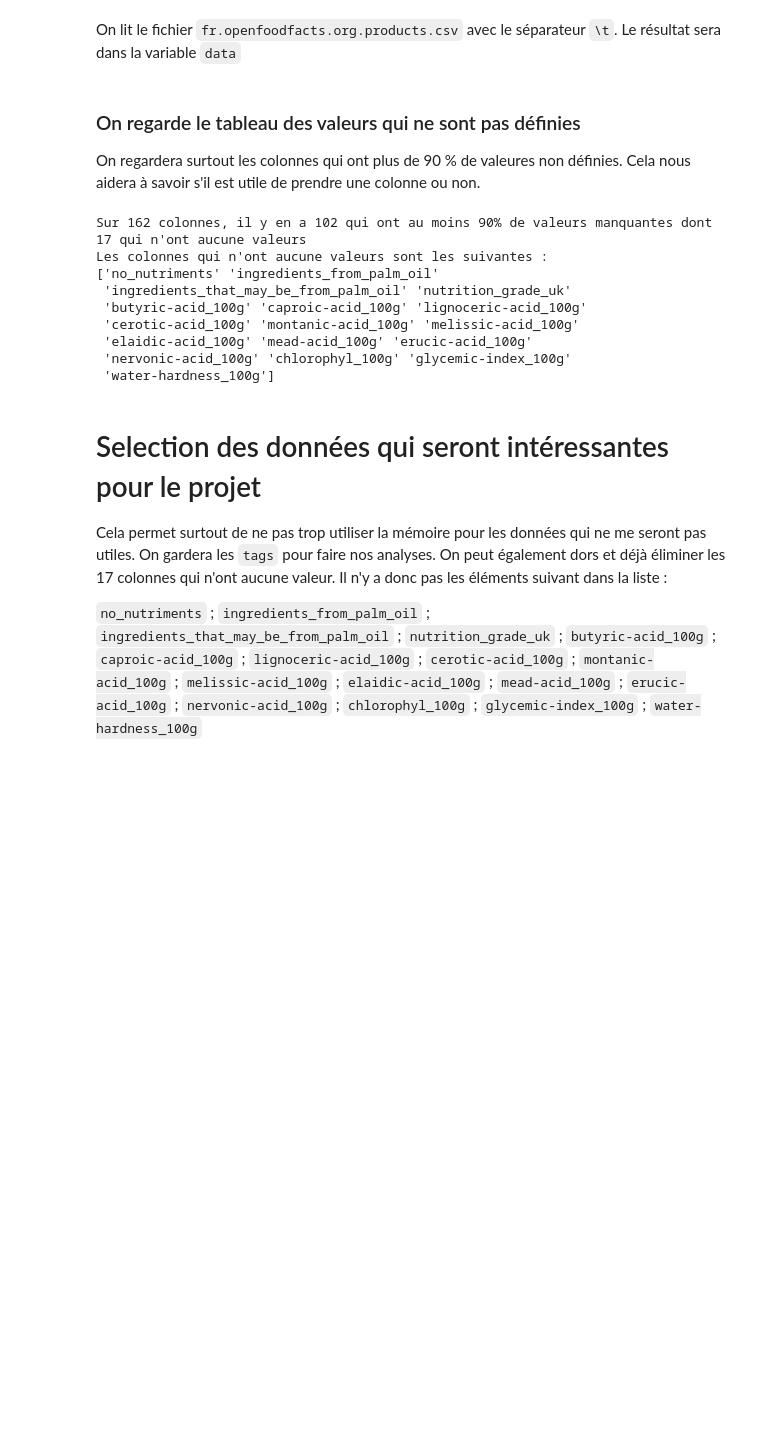
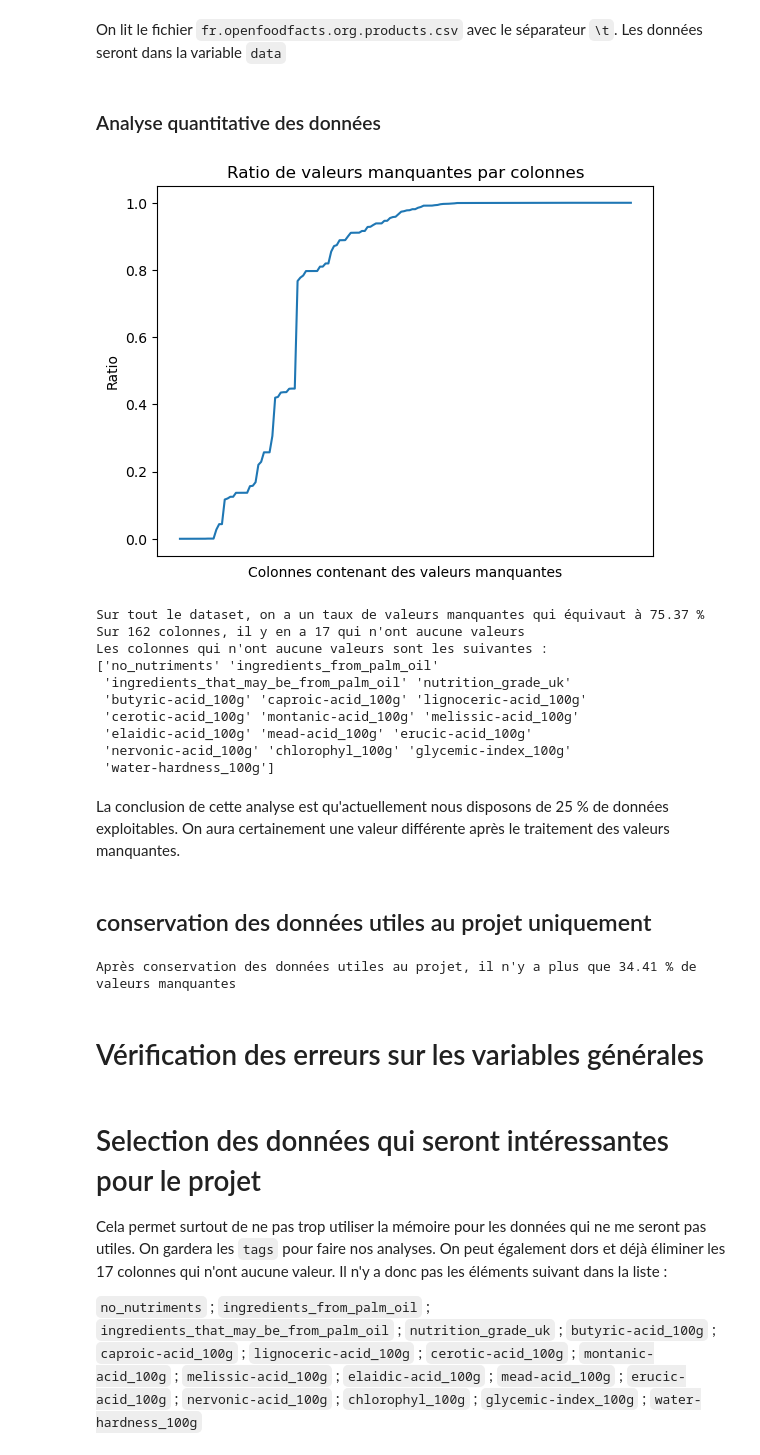
Before and after one commit to AlanBlanchet/SantePubliqueFrance, a Jupyter notebook: main.ipynb, the cells around one changed output. Cells and saved outputs as stored; diff of their text form; code cells hidden in the pictures; blank space fills up the shorter version.

Commit message:
[DEV]Chose a projet
Chose a projet and modified the readme / notebook accordingly.

```diff
--- a/main.ipynb
+++ b/main.ipynb
@@ -6,35 +15,37 @@ import numpy as np
 # %% [markdown]
-On lit le fichier `fr.openfoodfacts.org.products.csv` avec le séparateur `\t`. Le résultat sera dans la variable `data`
+On lit le fichier `fr.openfoodfacts.org.products.csv` avec le séparateur `\t`. Les données seront dans la variable `data`
 # %%
-chunksize = 10 ** 3
-data = None
-for chunk in pd.read_csv("fr.openfoodfacts.org.products.csv", chunksize=chunksize, sep="\t"):
-    data = chunk
-    break
+data = pd.read_csv("fr.openfoodfacts.org.products.csv", sep="\t")
-# %% [markdown]
-### On regarde le tableau des valeurs qui ne sont pas définies
-
-On regardera surtout les colonnes qui ont plus de 90 % de valeures non définies. Cela nous aidera à savoir s'il est utile de prendre une colonne ou non.
+# %% [markdown]
+### Analyse quantitative des données
 # %%
 # On lis les valeurs non definies
-missing = pd.read_csv("fr.openfoodfacts.org.products.csv", sep="\t", low_memory=False).isna()
+missing = data.isna()
 # On les compte et on créer un nouveau DataFrame
 missing_sum = pd.DataFrame(missing.sum(), columns=['nb_manquants'])
-# On calcul et ajoute le ratio au DataFrame
-missing_sum["ratio"] = ((missing_sum["nb_manquants"] / len(missing)) )
-# On garde les ratio > 0.9
-missing_sum_90 = missing_sum[missing_sum["ratio"] > 0.9]
+# On calcul et ajoute le ratio du nombre de valeurs non définies au DataFrame
+missing_sum["ratio"] = ((missing_sum["nb_manquants"] / len(data)) )
+
+# On va construire un graphique pour nous montrer le nombre de valeurs manquantes
+plt.title("Ratio de valeurs manquantes par colonnes")
+plt.ylabel("Ratio")
+plt.xlabel("Colonnes contenant des valeurs manquantes")
+plt.xticks([])
+plt.plot(missing_sum.sort_values(["ratio"])["ratio"])
+plt.show()
 # On garde les ratio == 1
-missing_sum_90_1 = missing_sum_90[missing_sum_90["ratio"] == 1]
+missing_sum_1 = missing_sum[missing_sum["ratio"] == 1]
 
-print(f"Sur {len(missing_sum)} colonnes, il y en a {len(missing_sum_90)} qui ont au moins 90% de valeurs manquantes dont {len(missing_sum_90_1)} qui n'ont aucune valeurs")
+ratio_missing = missing_sum["nb_manquants"].sum() / data.size
+
+print(f"Sur tout le dataset, on a un taux de valeurs manquantes qui équivaut à {(ratio_missing*100):.2f} %.")
+print(f"Sur {len(missing_sum)} colonnes, il y en a {len(missing_sum_1)} qui n'ont aucune valeurs")
 print(f"Les colonnes qui n'ont aucune valeurs sont les suivantes :")
-print(missing_sum_90_1.index.to_numpy())
-# On exporte ces données en .csv pour analyser si besoin
-missing_sum.to_csv("valeures_manquantes.csv")
-missing_sum_90.to_csv("valeures_manquantes_90.csv")
+print(missing_sum_1.index.to_numpy())
 # %% [output]
+[figure, added]
-Sur 162 colonnes, il y en a 102 qui ont au moins 90% de valeurs manquantes dont 17 qui n'ont aucune valeurs
+Sur tout le dataset, on a un taux de valeurs manquantes qui équivaut à 75.37 %
+Sur 162 colonnes, il y en a 17 qui n'ont aucune valeurs
 Les colonnes qui n'ont aucune valeurs sont les suivantes :
 ['no_nutriments' 'ingredients_from_palm_oil'
  'ingredients_that_may_be_from_palm_oil' 'nutrition_grade_uk'
@@ -43,3 +54,31 @@ Les colonnes qui n'ont aucune valeurs sont les suivantes :
  'elaidic-acid_100g' 'mead-acid_100g' 'erucic-acid_100g'
  'nervonic-acid_100g' 'chlorophyl_100g' 'glycemic-index_100g'
  'water-hardness_100g']
+# %% [markdown]
+La conclusion de cette analyse est qu'actuellement nous disposons de 25 % de données exploitables. On aura certainement une valeur différente après le traitement des valeurs manquantes.
+# %% [markdown]
+## conservation des données utiles au projet uniquement
+# %%
+
+data = data.filter([
+    "url",
+    "created_t",
+    "created_datetime",
+    "last_modified_t",
+    "last_modified_datetime",
+    "product_name",
+    "generic_name",
+    "quantity",
+    "packaging",
+    "packaging_tags",
+    "brands",
+    "categories"
+    ], axis=1)
+
+missing_ratio = pd.DataFrame(data.isna().sum(), columns=['nb_manquants']).sum() / data.size
+
+print(f"Après conservation des données utiles au projet, il n'y a plus que {(missing_ratio[0]*100):.2f} % de valeurs manquantes.")
+# %% [output]
+Après conservation des données utiles au projet, il n'y a plus que 34.41 % de valeurs manquantes
+# %% [markdown]
+# Vérification des erreurs sur les variables générales
```
Also changed, not shown: parts of 9 cells of this notebook, 1 other file.
